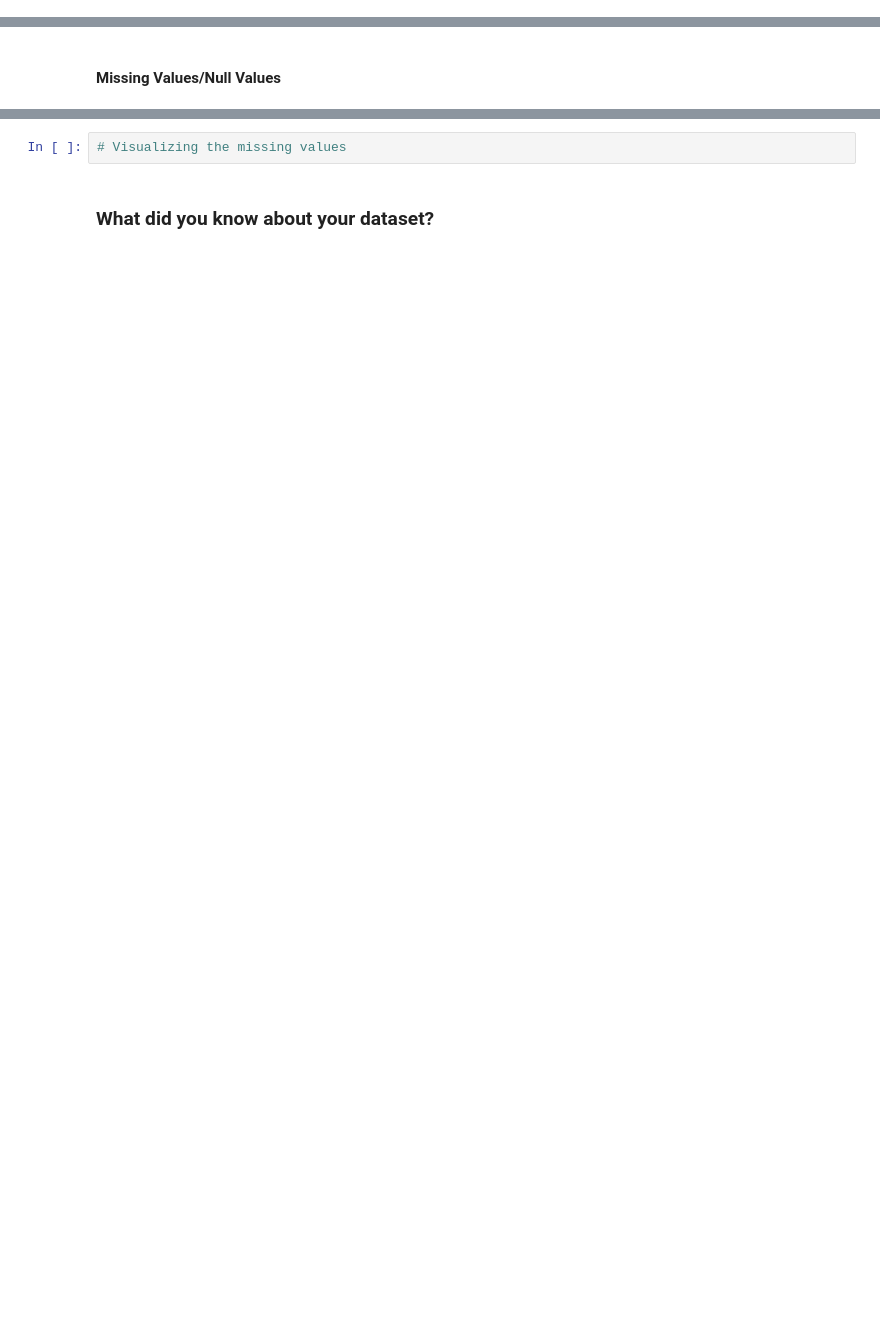
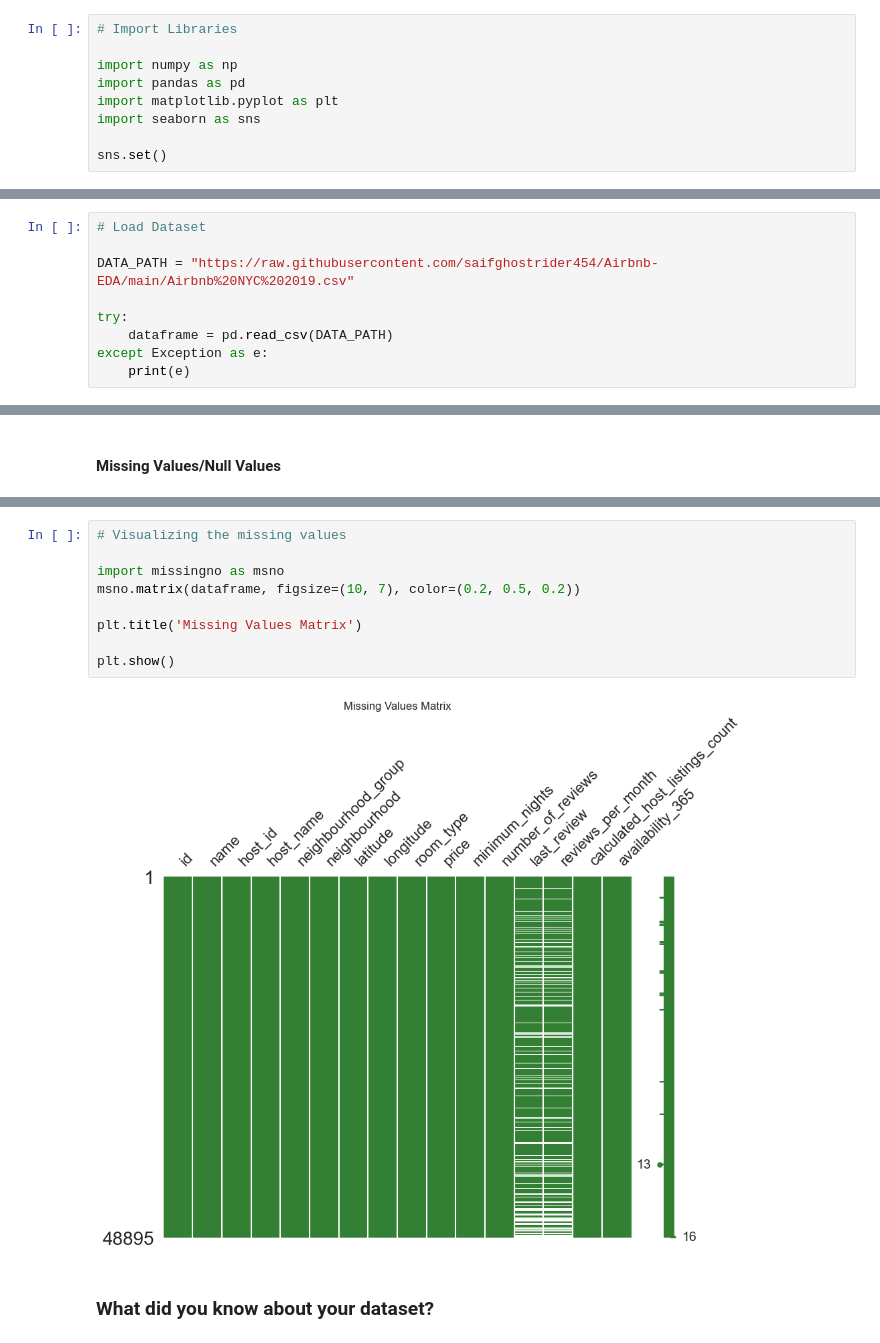
Before and after one commit to saifghostrider454/Airbnb-EDA, a Jupyter notebook: Airbnb.ipynb, the cells around one changed output, grey strips where cells are left out. Saved outputs shown, nothing was run; the diff lists cells and outputs as text; blank space fills up the shorter version.

```diff
--- a/Airbnb.ipynb
+++ b/Airbnb.ipynb
@@ -131,2 +129,11 @@ M - Multivariate Analysis
+# %%
+# Import Libraries
+
+import numpy as np
+import pandas as pd
+import matplotlib.pyplot as plt
+import seaborn as sns
+
+sns.set()
 # %% [markdown]
 ### Dataset Loading
@@ -135,3 +140,12 @@ M - Multivariate Analysis
+# %%
+# Load Dataset
+
+DATA_PATH = "https://raw.githubusercontent.com/saifghostrider454/Airbnb-EDA/main/Airbnb%20NYC%202019.csv"
+
+try:
+    dataframe = pd.read_csv(DATA_PATH)
+except Exception as e:
+    print(e)
 # %% [markdown]
 ### Dataset First View
 # %%
@@ -155,4 +224,13 @@ M - Multivariate Analysis
-# %%
-# Visualizing the missing values
+# %%
+# Visualizing the missing values
+
+import missingno as msno
+msno.matrix(dataframe, figsize=(10, 7), color=(0.2, 0.5, 0.2))
+
+plt.title('Missing Values Matrix')
+
+plt.show()
+# %% [output]
+[figure, added]
 # %% [markdown]
 ### What did you know about your dataset?
```
Also changed, not shown: parts of 23 cells of this notebook.
